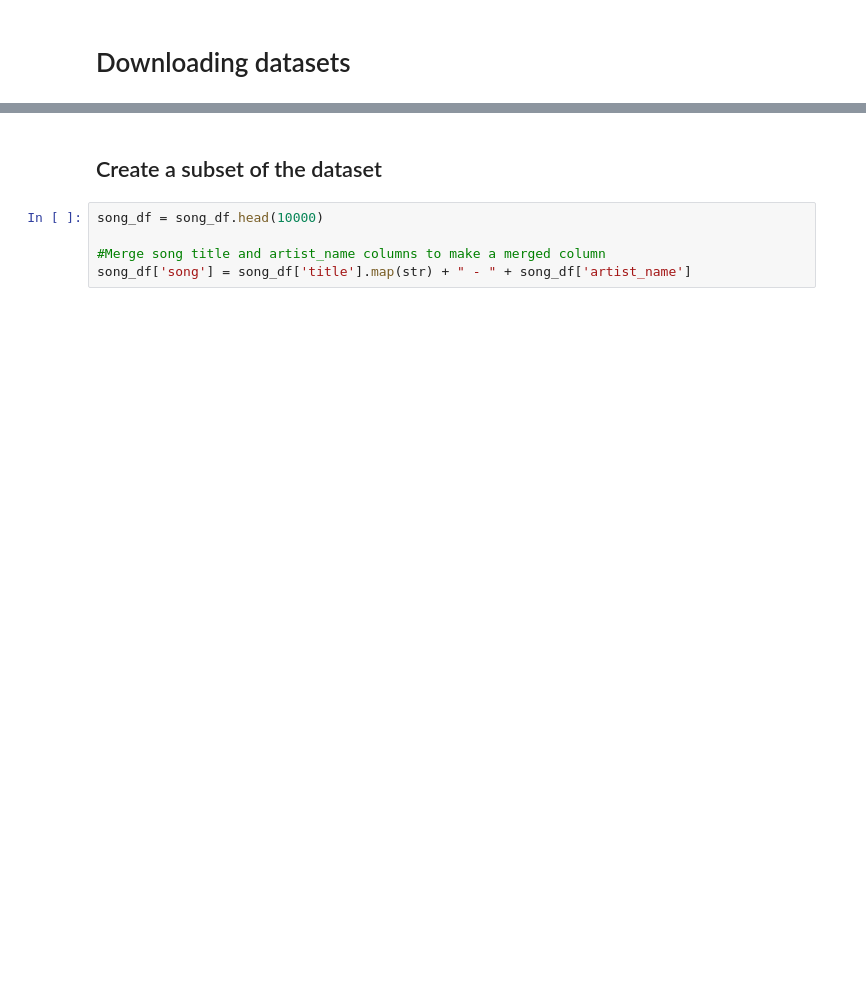
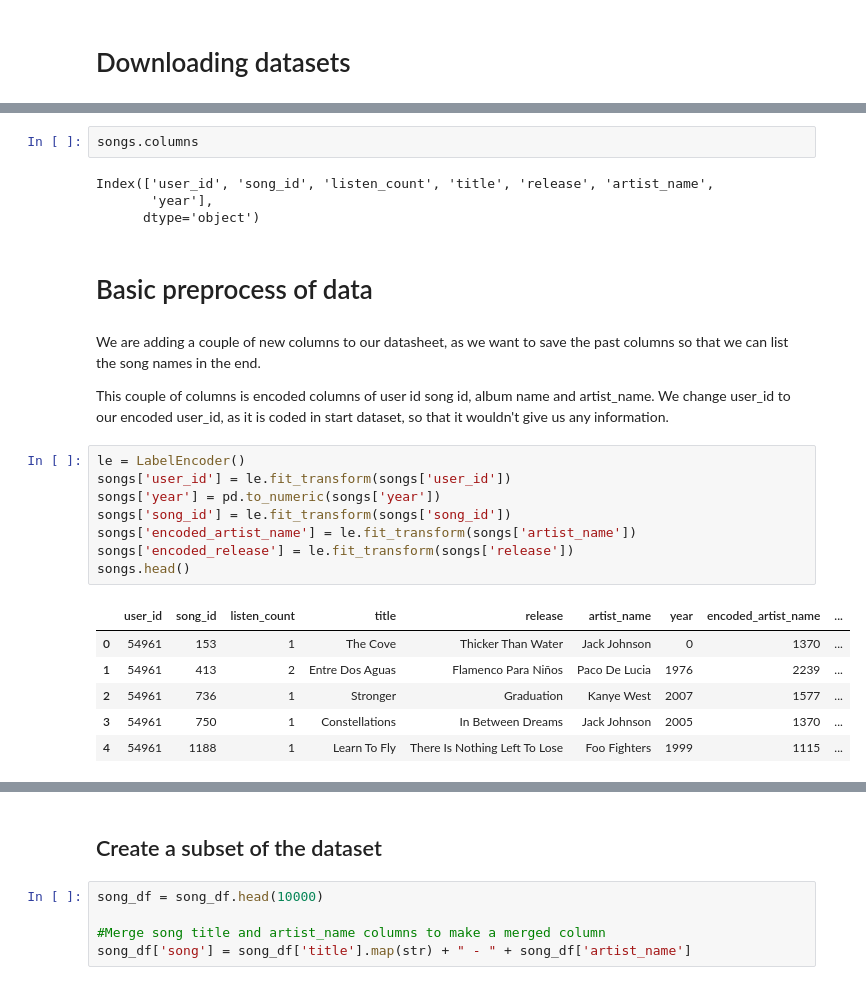
Before and after one commit to halonko/Music-Recommendation-System, a Jupyter notebook: code/playlist_recommendation.ipynb, the cells around one changed output, grey strips where cells are left out. Saved outputs shown, nothing was run; the diff lists cells and outputs as text; blank space fills up the shorter version.

```diff
--- a/code/playlist_recommendation.ipynb
+++ b/code/playlist_recommendation.ipynb
@@ -27,0 +73,27 @@ len(song_df)
+# %%
+songs.columns
+# %% [output]
+Index(['user_id', 'song_id', 'listen_count', 'title', 'release', 'artist_name',
+       'year'],
+      dtype='object')
+# %% [markdown]
+# Basic preprocess of data
+# %% [markdown]
+We are adding a couple of new columns to our datasheet, as we want to save the past columns so that we can list the song names in the end.
+
+This couple of columns is encoded columns of user id song id, album name and artist_name. We change user_id to our encoded user_id, as it is coded in start dataset, so that it wouldn't give us any information.
+# %%
+le = LabelEncoder()
+songs['user_id'] = le.fit_transform(songs['user_id'])
+songs['year'] = pd.to_numeric(songs['year'])
+songs['song_id'] = le.fit_transform(songs['song_id'])
+songs['encoded_artist_name'] = le.fit_transform(songs['artist_name'])
+songs['encoded_release'] = le.fit_transform(songs['release'])
+songs.head()
+# %% [output]
+|  | user_id | song_id | listen_count | title | release | artist_name | year | encoded_artist_name | ... |
+| 0 | 54961 | 153 | 1 | The Cove | Thicker Than Water | Jack Johnson | 0 | 1370 | ... |
+| 1 | 54961 | 413 | 2 | Entre Dos Aguas | Flamenco Para Niños | Paco De Lucia | 1976 | 2239 | ... |
+| 2 | 54961 | 736 | 1 | Stronger | Graduation | Kanye West | 2007 | 1577 | ... |
+| 3 | 54961 | 750 | 1 | Constellations | In Between Dreams | Jack Johnson | 2005 | 1370 | ... |
+| 4 | 54961 | 1188 | 1 | Learn To Fly | There Is Nothing Left To Lose | Foo Fighters | 1999 | 1115 | ... |
```
Also changed, not shown: parts of 18 cells of this notebook, 2 other files.
